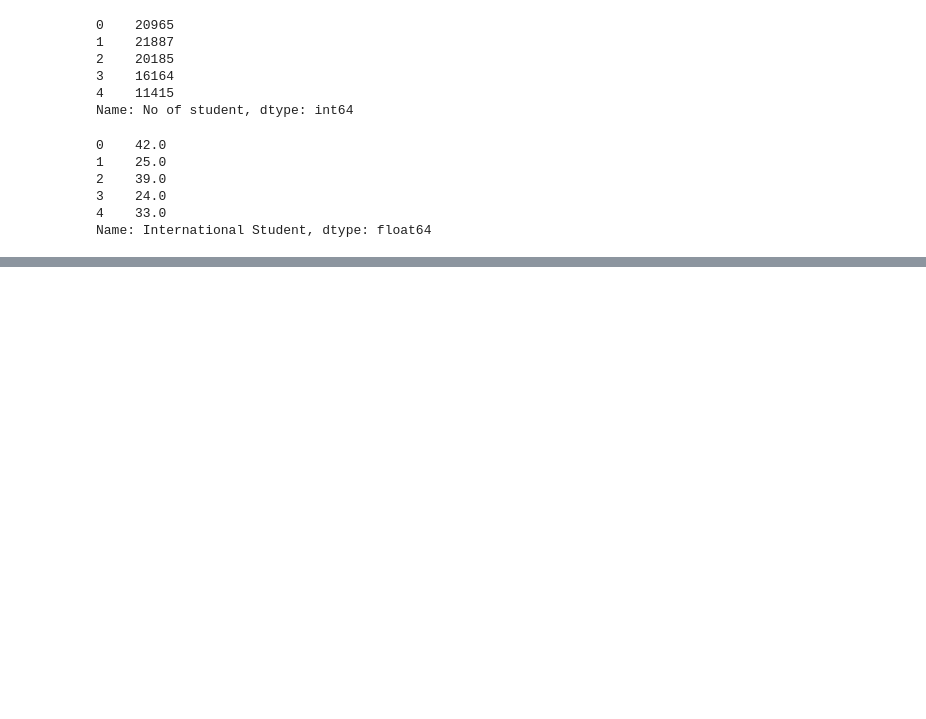
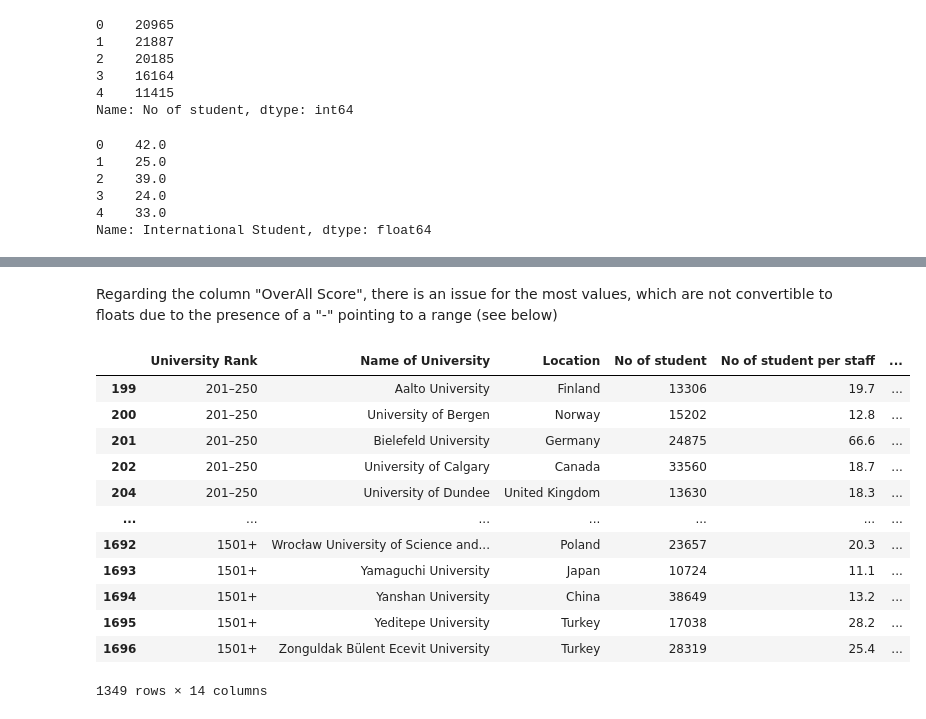
Before and after one commit to Siegfried2021/university_rankings, a Jupyter notebook: university_rankings.ipynb, the cells around one changed output, grey strips where cells are left out. Cells and saved outputs as stored; diff of their text form; code cells hidden in the pictures; blank space fills up the shorter version.

```diff
--- a/university_rankings.ipynb
+++ b/university_rankings.ipynb
@@ -133,0 +176,18 @@ Name: count, dtype: int64
+# %% [markdown]
+Regarding the column "OverAll Score", there is an issue for the most values, which are not convertible to floats due to the presence of a "-" pointing to a range (see below)
+# %%
+df_univ[df_univ["OverAll Score"].apply(lambda x: "–" in str(x))]
+# %% [output]
+|  | University Rank | Name of University | Location | No of student | No of student per staff | ... |
+| 199 | 201–250 | Aalto University | Finland | 13306 | 19.7 | ... |
+| 200 | 201–250 | University of Bergen | Norway | 15202 | 12.8 | ... |
+| 201 | 201–250 | Bielefeld University | Germany | 24875 | 66.6 | ... |
+| 202 | 201–250 | University of Calgary | Canada | 33560 | 18.7 | ... |
+| 204 | 201–250 | University of Dundee | United Kingdom | 13630 | 18.3 | ... |
+| ... | ... | ... | ... | ... | ... | ... |
+| 1692 | 1501+ | Wrocław University of Science and... | Poland | 23657 | 20.3 | ... |
+| 1693 | 1501+ | Yamaguchi University | Japan | 10724 | 11.1 | ... |
+| 1694 | 1501+ | Yanshan University | China | 38649 | 13.2 | ... |
+| 1695 | 1501+ | Yeditepe University | Turkey | 17038 | 28.2 | ... |
+| 1696 | 1501+ | Zonguldak Bülent Ecevit University | Turkey | 28319 | 25.4 | ... |
+1349 rows × 14 columns
```
Also changed, not shown: parts of 10 cells of this notebook.
